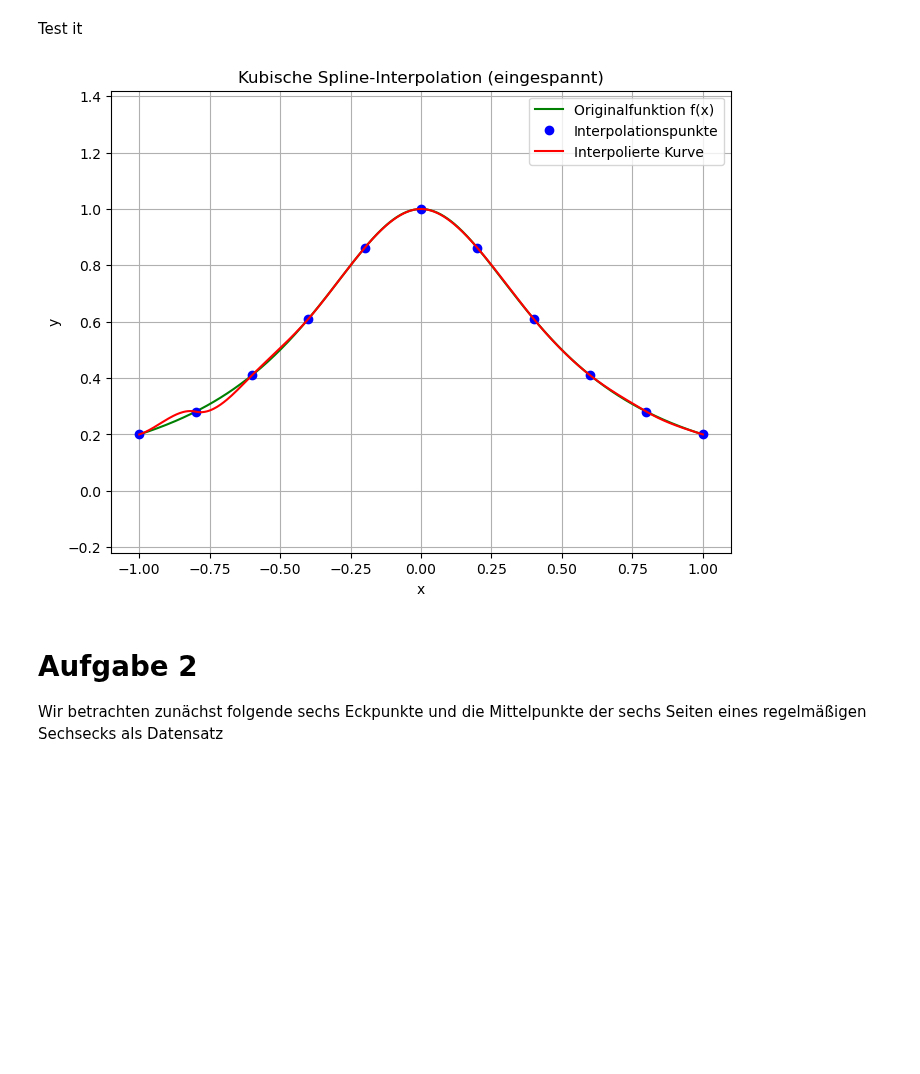
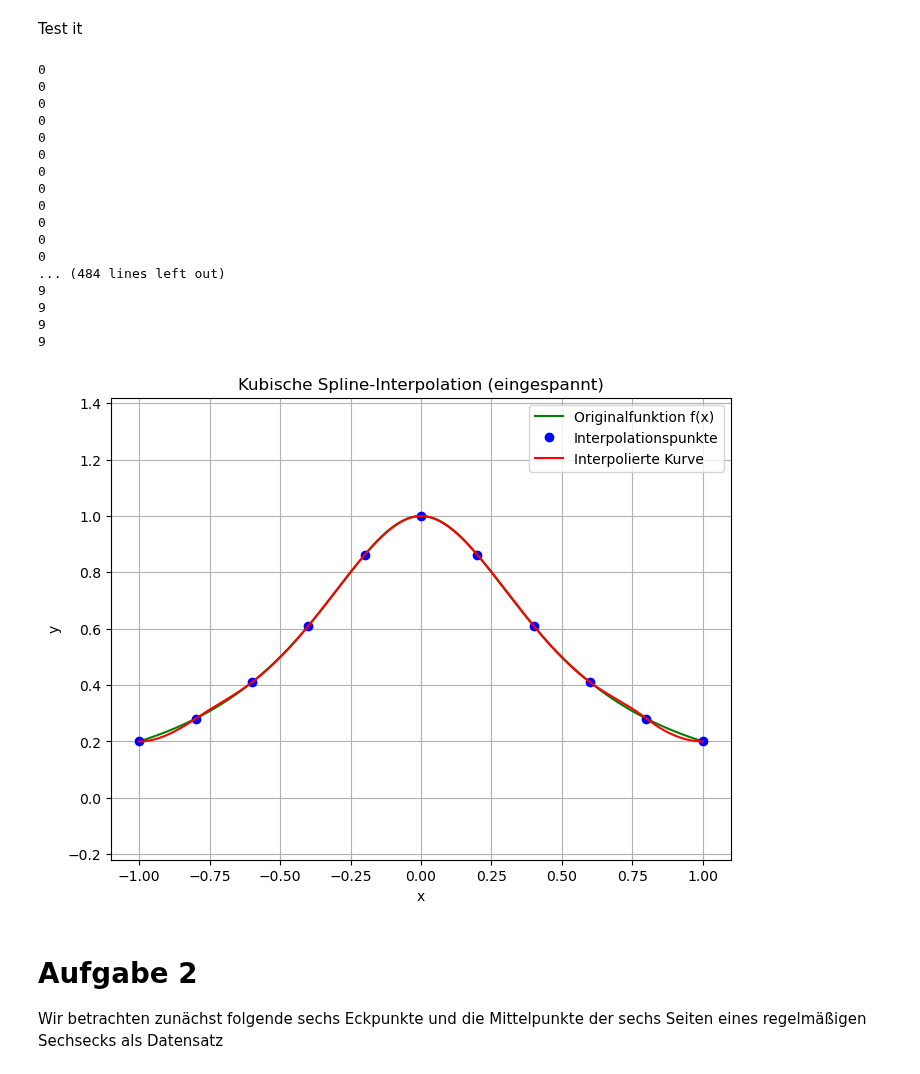
Before and after one commit to LukasMeinschad/Studium, a Jupyter notebook: Mathe/Numerik/Proseminar Numerik/Übungsblätter/Blatt 12/lukas_meinschad_blatt12.ipynb, the cells around one changed output. Drawn from its saved outputs; the diff is of its cells as text; code cells hidden in the pictures; blank space fills up the shorter version.

```diff
--- a/Mathe/Numerik/Proseminar Numerik/Übungsblätter/Blatt 12/lukas_meinschad_blatt12.ipynb
+++ b/Mathe/Numerik/Proseminar Numerik/Übungsblätter/Blatt 12/lukas_meinschad_blatt12.ipynb
@@ -44,16 +44,10 @@ def qubic_spline_hermite(x_p, x_v, y_v,f_prime_start,f_prime_end):
 
     trig_mat = np.zeros((n-1,n-1))
 
-    # Additional conditions
-    trig_mat[0,0] = 2*(1/h[0]+ 1/h[1])
-    trig_mat[-1,-1] = 2*(1/h[-2] + 1/h[-1])
-
-
-
     # Fill the matrix with the appropiate values
 
     # e_i = 1/hi these are the [i,i-1] and [i-1,i]
-    for i in range(1,n-1):
+    for i in range(0,n-1):
         trig_mat[i,i] = 2*(1/h[i-1] + 1/h[i])
         trig_mat[i,i-1] = 1/h[i] # Lower Diag
         trig_mat[i-1,i] = 1/h[i]
@@ -63,17 +57,18 @@ def qubic_spline_hermite(x_p, x_v, y_v,f_prime_start,f_prime_end):
 
     rhs_vector = np.zeros(n-1)
 
-    # Add the boundary conditions to rhs_vector
-    rhs_vector[0] = f_prime_start
-    rhs_vector[-1] = f_prime_end
 
     delta_y = div_diff(x_v,y_v)
+    # Now take the special values for 1 and n-1
+    rhs_vector[0] = 3 * (delta_y[1,1]/h[0] + delta_y[2,2]/h[1]) - f_prime_start/h[0]
+    rhs_vector[-1]  = 3*(delta_y[n-2,n-1]/h[n-2] + delta_y[n-1,n]/h[n-1]) - f_prime_end/h[n-1]
     for i in range(1,n-1):
         rhs_vector[i] = 3*(delta_y[i+1,1]/h[i] + delta_y[i+2,1]/h[i+1])
 
     # Solve the sytem to obtain the second derivatives b
     p = np.linalg.solve(trig_mat,rhs_vector)
-    p = np.pad(p, (1, 1), 'constant', constant_values=(f_prime_start, f_prime_end))
+    p = np.pad(p,(1,1))
+
 
     # This algorithm searches the right spline for the interpolation
     for i in range(n):
@@ -84,8 +79,7 @@ def qubic_spline_hermite(x_p, x_v, y_v,f_prime_start,f_prime_end):
         elif x_p == x_v[n]:
             l = n-1
             break
-
-    # Then the lasft thing would be to evaluate the polynomial given on page 84
+    print(l)
 
     s_i = y_v[l] + (x_p - x_v[l]) * delta_y[l+1,1] + 1/(h[l]**2)*(x_p - x_v[l])*(x_p - x_v[l+1]) * \
           ((p[l+1]- delta_y[l+1,1])*(x_p - x_v[l]) + (p[l]-delta_y[l+1,1])*(x_p-x_v[l+1]))
@@ -95,33 +89,50 @@ Test it
 # %%
 f_prime_start = 8/25
 f_prime_end = -8/25
 
 
 n = 10
 
 # Equidistant Points
 x_equi = np.linspace(-1,1,n+1)
-y_equi = f(x_p)
+y_equi = f(x_equi)
 
 # Erstellen der interpolierten Kurve
 x_dense = np.linspace(-1, 1, 500)
 
 y_dense = [qubic_spline_hermite(xi, x_equi, y_equi, f_prime_start, f_prime_end) for xi in x_dense]
 
 # Plotten der Funktion, der Interpolationspunkte und der interpolierten Kurve
 plt.figure(figsize=(8, 6))
 plt.plot(x_dense, f(x_dense), 'g-', label='Originalfunktion f(x)')
-plt.plot(x_values, y_values, 'bo', label='Interpolationspunkte')
+plt.plot(x_equi, y_equi, 'bo', label='Interpolationspunkte')
 plt.plot(x_dense, y_dense, 'r-', label='Interpolierte Kurve')
 plt.xlabel('x')
 plt.ylabel('y')
 plt.title('Kubische Spline-Interpolation (eingespannt)')
 plt.legend()
 plt.grid(True)
 plt.axis('equal')
 plt.show()
 # %% [output]
+0
+0
+0
+0
+0
+0
+0
+0
+0
+0
+0
+0
+... (484 lines left out)
+9
+9
+9
+9
-[figure, old version]
+[figure, new version]
 # %% [markdown]
 # Aufgabe 2
 
```
Also changed, not shown: parts of 1 cell of this notebook, 12 other files.
